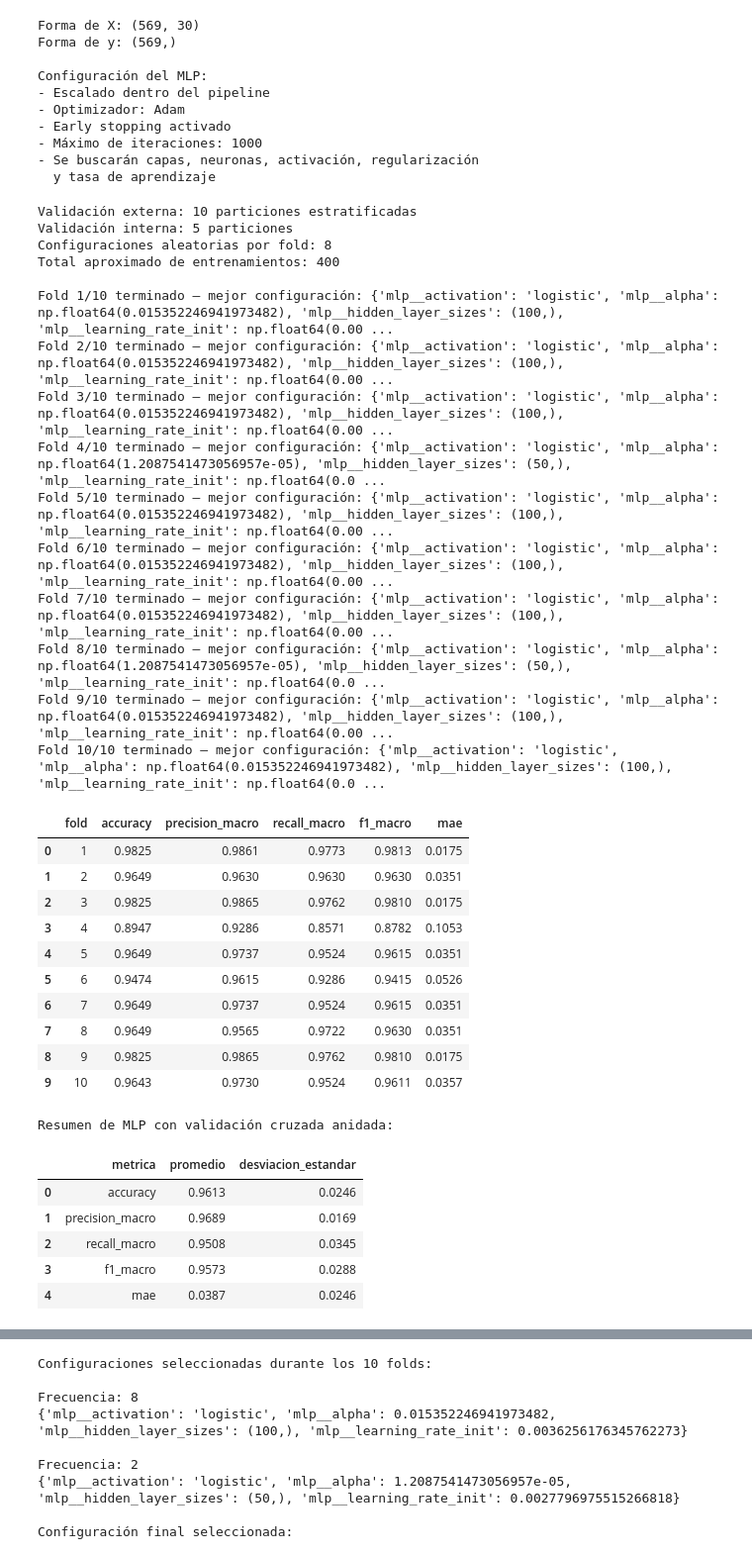
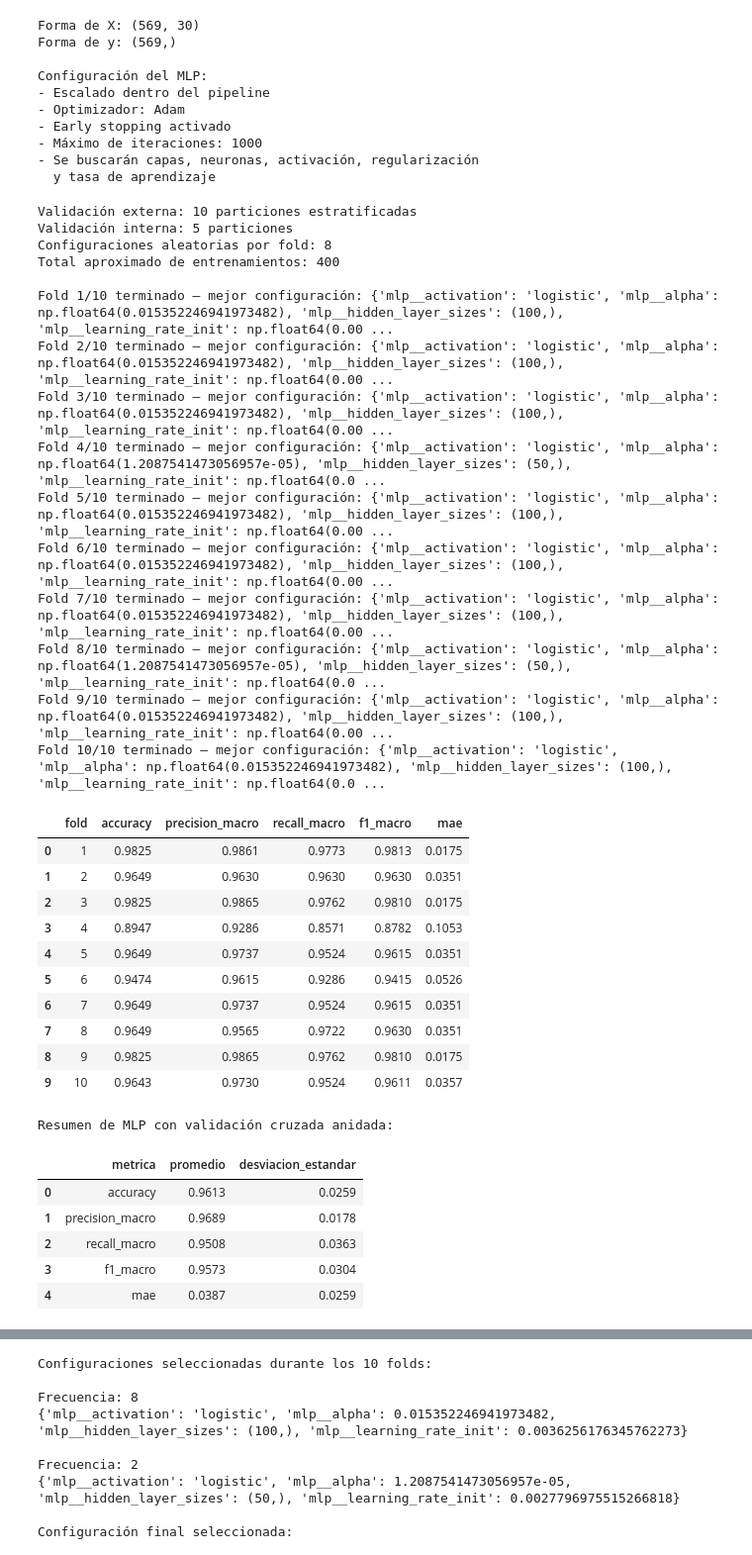
Before and after one commit to jpmartham/proyecto-final-razonamiento, a Jupyter notebook: notebooks/cancer_mama.ipynb, the cells around one changed output, grey strips where cells are left out. Shown at 99% size. Drawn from its saved outputs; the diff is of its cells as text; code cells hidden in the pictures.

```diff
--- a/notebooks/cancer_mama.ipynb
+++ b/notebooks/cancer_mama.ipynb
@@ -1756,7 +1756,7 @@ resumen_svm_df = pd.DataFrame({
         for metrica in metricas_svm
     ],
     "desviacion_estandar": [
-        resultados_svm_df[metrica].std(ddof=0)
+        resultados_svm_df[metrica].std(ddof=1)
         for metrica in metricas_svm
     ]
 })
@@ -2305,7 +2305,7 @@ resumen_arbol_df = pd.DataFrame({
     ],
 
     "desviacion_estandar": [
-        resultados_arbol_df[metrica].std(ddof=0)
+        resultados_arbol_df[metrica].std(ddof=1)
         for metrica in metricas_arbol
     ]
 })
@@ -2963,7 +2963,7 @@ resumen_bosque_df = pd.DataFrame({
     ],
 
     "desviacion_estandar": [
-        resultados_bosque_df[metrica].std(ddof=0)
+        resultados_bosque_df[metrica].std(ddof=1)
         for metrica in metricas_bosque
     ]
 })
@@ -3480,7 +3480,7 @@ resumen_mlp = pd.DataFrame({
         for metrica in metricas_mlp
     ],
     "desviacion_estandar": [
-        tabla_folds_mlp[metrica].std(ddof=0)
+        tabla_folds_mlp[metrica].std(ddof=1)
         for metrica in metricas_mlp
     ]
 })
@@ -3489,38 +3489,38 @@ print("\nResumen de MLP con validación cruzada anidada:")
 display(resumen_mlp.round(4))
 # %% [output]
 Validación externa: 10 particiones estratificadas
 Validación interna: 5 particiones
 Configuraciones aleatorias por fold: 8
 Total aproximado de entrenamientos: 400
 
 Fold 1/10 terminado — mejor configuración: {'mlp__activation': 'logistic', 'mlp__alpha': np.float64(0.015352246941973482), 'mlp__hidden_layer_sizes': (100,), 'mlp__learning_rate_init': np.float64(0.00 ...
 Fold 2/10 terminado — mejor configuración: {'mlp__activation': 'logistic', 'mlp__alpha': np.float64(0.015352246941973482), 'mlp__hidden_layer_sizes': (100,), 'mlp__learning_rate_init': np.float64(0.00 ...
 Fold 3/10 terminado — mejor configuración: {'mlp__activation': 'logistic', 'mlp__alpha': np.float64(0.015352246941973482), 'mlp__hidden_layer_sizes': (100,), 'mlp__learning_rate_init': np.float64(0.00 ...
 Fold 4/10 terminado — mejor configuración: {'mlp__activation': 'logistic', 'mlp__alpha': np.float64(1.2087541473056957e-05), 'mlp__hidden_layer_sizes': (50,), 'mlp__learning_rate_init': np.float64(0.0 ...
 Fold 5/10 terminado — mejor configuración: {'mlp__activation': 'logistic', 'mlp__alpha': np.float64(0.015352246941973482), 'mlp__hidden_layer_sizes': (100,), 'mlp__learning_rate_init': np.float64(0.00 ...
 Fold 6/10 terminado — mejor configuración: {'mlp__activation': 'logistic', 'mlp__alpha': np.float64(0.015352246941973482), 'mlp__hidden_layer_sizes': (100,), 'mlp__learning_rate_init': np.float64(0.00 ...
 Fold 7/10 terminado — mejor configuración: {'mlp__activation': 'logistic', 'mlp__alpha': np.float64(0.015352246941973482), 'mlp__hidden_layer_sizes': (100,), 'mlp__learning_rate_init': np.float64(0.00 ...
 Fold 8/10 terminado — mejor configuración: {'mlp__activation': 'logistic', 'mlp__alpha': np.float64(1.2087541473056957e-05), 'mlp__hidden_layer_sizes': (50,), 'mlp__learning_rate_init': np.float64(0.0 ...
 Fold 9/10 terminado — mejor configuración: {'mlp__activation': 'logistic', 'mlp__alpha': np.float64(0.015352246941973482), 'mlp__hidden_layer_sizes': (100,), 'mlp__learning_rate_init': np.float64(0.00 ...
 Fold 10/10 terminado — mejor configuración: {'mlp__activation': 'logistic', 'mlp__alpha': np.float64(0.015352246941973482), 'mlp__hidden_layer_sizes': (100,), 'mlp__learning_rate_init': np.float64(0.0 ...
 |  | fold | accuracy | precision_macro | recall_macro | f1_macro | mae |
 | 0 | 1 | 0.9825 | 0.9861 | 0.9773 | 0.9813 | 0.0175 |
 | 1 | 2 | 0.9649 | 0.9630 | 0.9630 | 0.9630 | 0.0351 |
 | 2 | 3 | 0.9825 | 0.9865 | 0.9762 | 0.9810 | 0.0175 |
 | 3 | 4 | 0.8947 | 0.9286 | 0.8571 | 0.8782 | 0.1053 |
 | 4 | 5 | 0.9649 | 0.9737 | 0.9524 | 0.9615 | 0.0351 |
 | 5 | 6 | 0.9474 | 0.9615 | 0.9286 | 0.9415 | 0.0526 |
 | 6 | 7 | 0.9649 | 0.9737 | 0.9524 | 0.9615 | 0.0351 |
 | 7 | 8 | 0.9649 | 0.9565 | 0.9722 | 0.9630 | 0.0351 |
 | 8 | 9 | 0.9825 | 0.9865 | 0.9762 | 0.9810 | 0.0175 |
 | 9 | 10 | 0.9643 | 0.9730 | 0.9524 | 0.9611 | 0.0357 |
 Resumen de MLP con validación cruzada anidada:
 |  | metrica | promedio | desviacion_estandar |
-| 0 | accuracy | 0.9613 | 0.0246 |
-| 1 | precision_macro | 0.9689 | 0.0169 |
-| 2 | recall_macro | 0.9508 | 0.0345 |
-| 3 | f1_macro | 0.9573 | 0.0288 |
-| 4 | mae | 0.0387 | 0.0246 |
+| 0 | accuracy | 0.9613 | 0.0259 |
+| 1 | precision_macro | 0.9689 | 0.0178 |
+| 2 | recall_macro | 0.9508 | 0.0363 |
+| 3 | f1_macro | 0.9573 | 0.0304 |
+| 4 | mae | 0.0387 | 0.0259 |
 # %%
 # Matriz de confusión del MLP
 # Construida con predicciones fuera de muestra de los 10 folds
```
Also changed, not shown: parts of 25 cells of this notebook.
